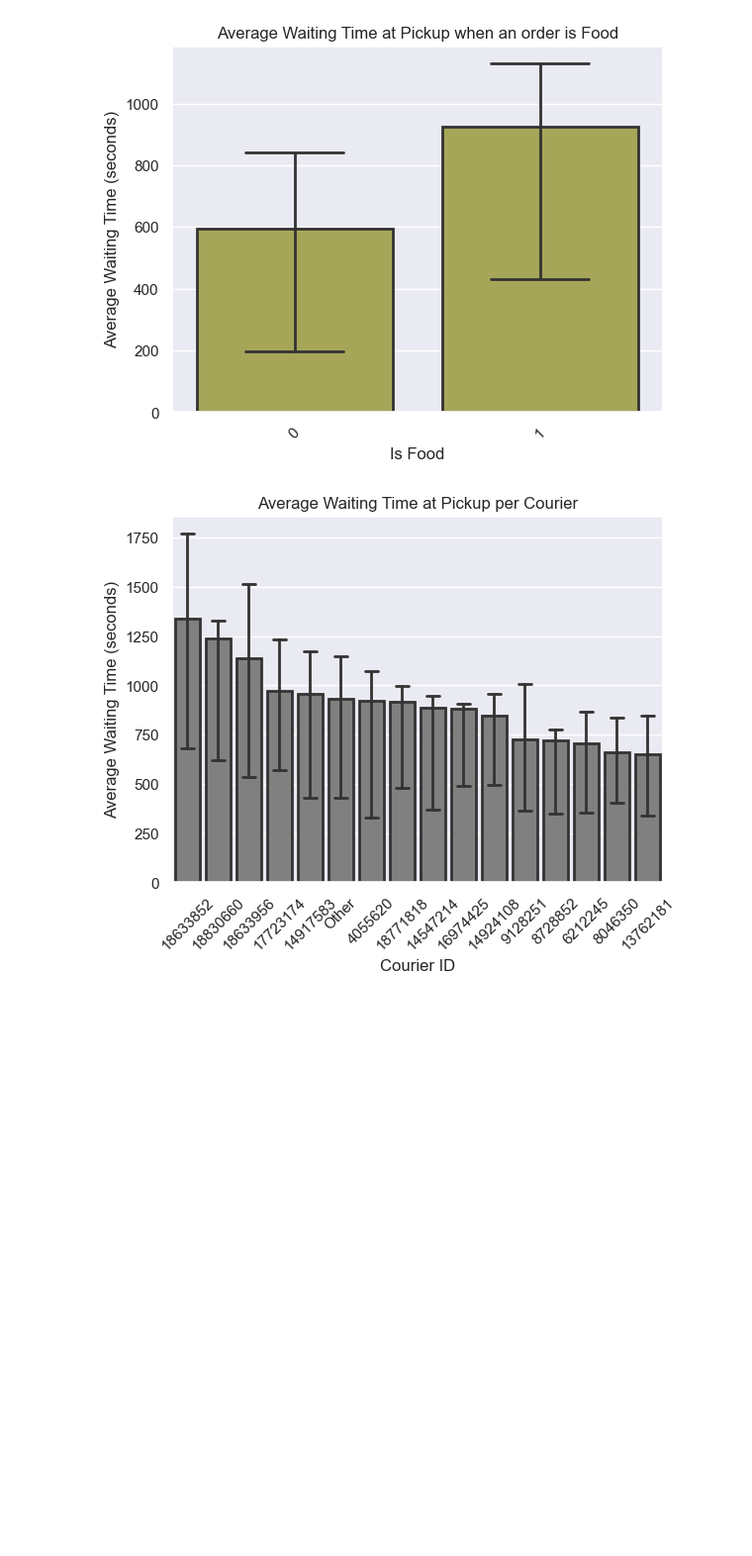
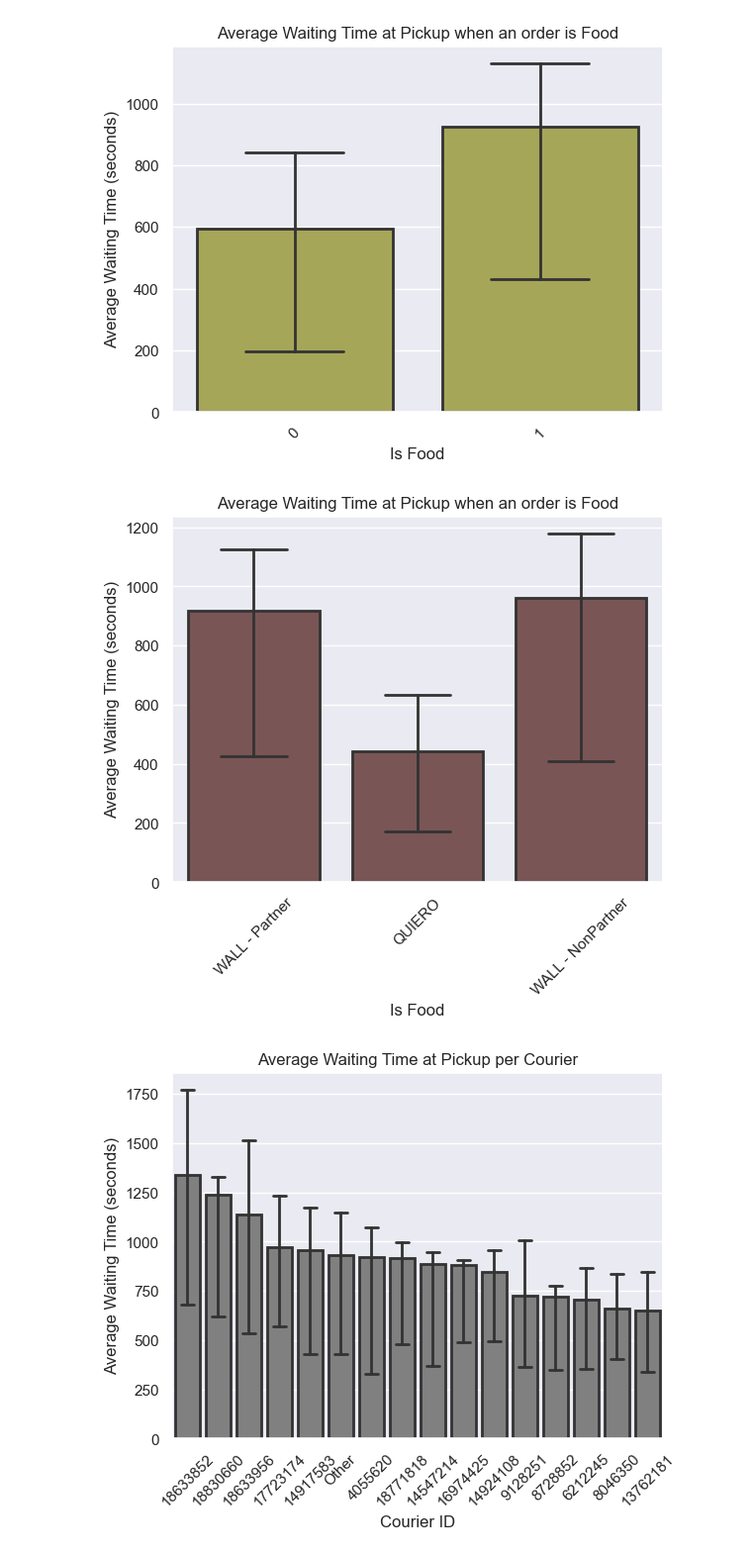
Before and after one commit to jorgecompleto/Fintech-Payments, a Jupyter notebook: Business_Case.ipynb, the cells around one changed output. Shown: that part at 99% size. Cells and saved outputs as stored; diff of their text form; code cells hidden in the pictures; blank space fills up the shorter version.

```diff
--- a/Business_Case.ipynb
+++ b/Business_Case.ipynb
@@ -953,6 +954,29 @@ plt.xticks(rotation=45)
 plt.show()
 # %% [output]
 [figure]
+# %%
+# Visualization
+sns.barplot(
+    x="vertical",
+    y="waiting_time_seconds",
+    data=df,
+    color="brown",
+    estimator="mean",
+    saturation=0.3,
+    errorbar=("pi", 50),
+    capsize=0.4,
+    errcolor=".2",
+    linewidth=2,
+    errwidth=2,
+    edgecolor=".2",
+)
+plt.title("Average Waiting Time at Pickup when an order is Food")
+plt.xlabel("Is Food")
+plt.ylabel("Average Waiting Time (seconds)")
+plt.xticks(rotation=45)
+plt.show()
+# %% [output]
+[figure, added]
 # %%
 # Count the number of instances of each courier ID
 courier_counts = df.courier_id.value_counts()
```
Also changed, not shown: parts of 8 cells of this notebook.
